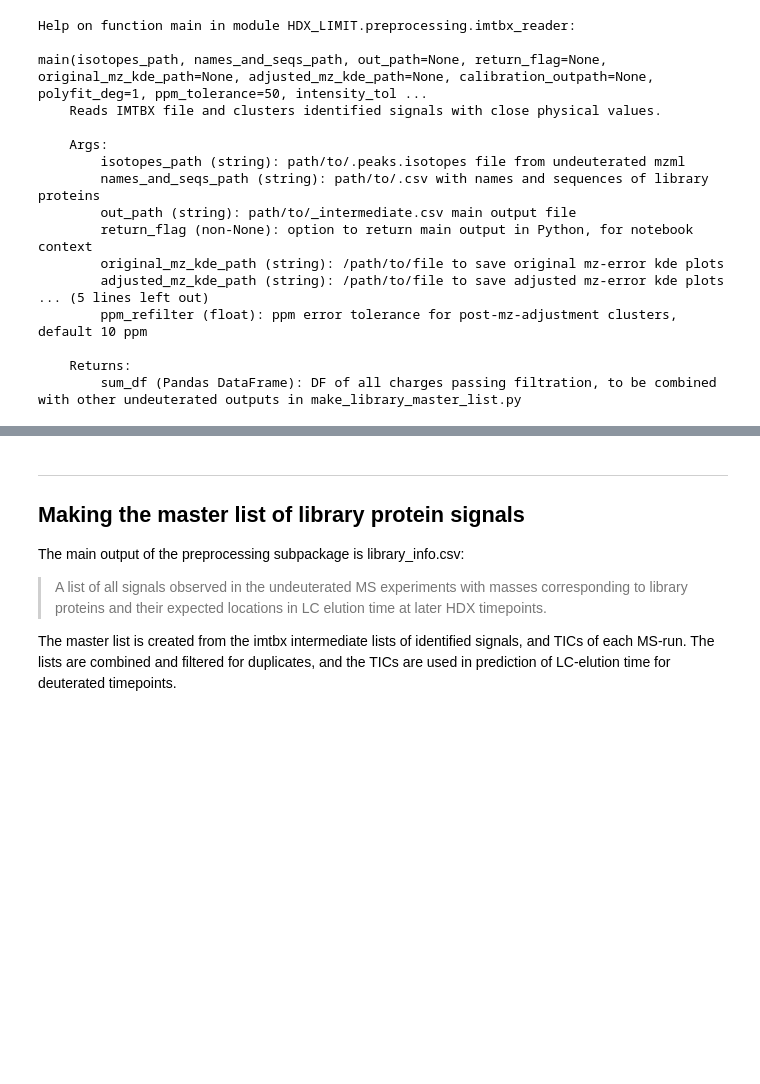
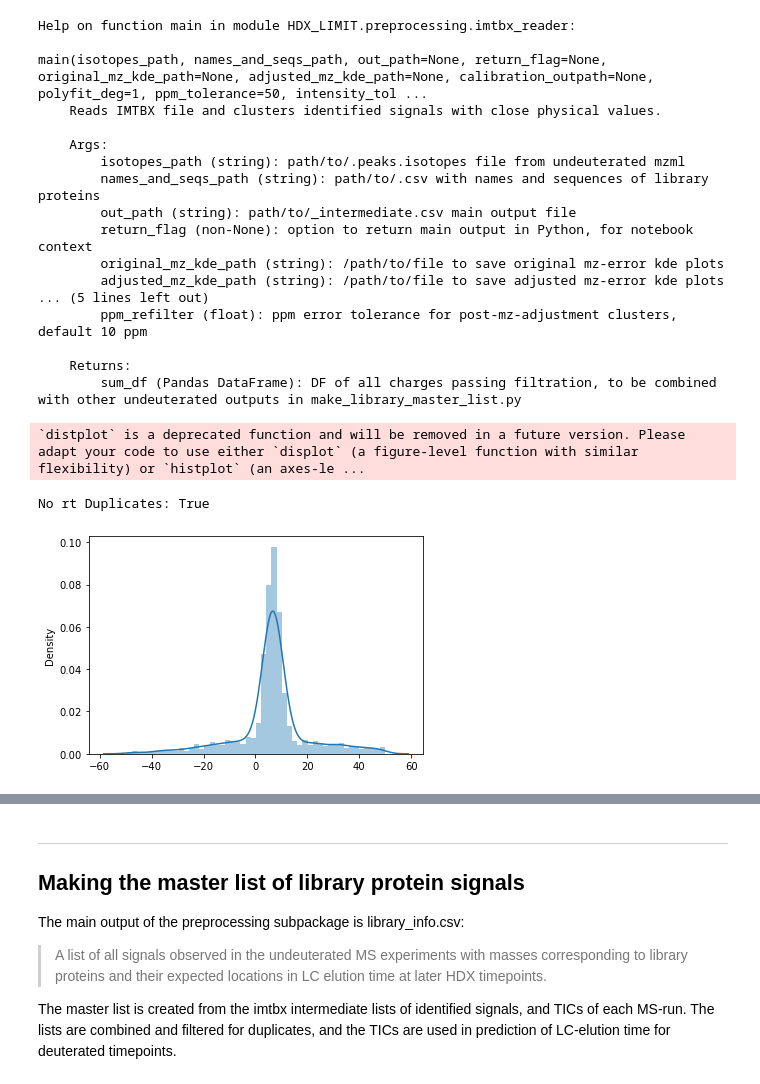
Before and after one commit to Rocklin-Lab/mhdx_pipeline, a Jupyter notebook: notebooks/1_preprocessing.ipynb, the cells around one changed output, grey strips where cells are left out. Saved outputs shown, nothing was run; the diff lists cells and outputs as text; code cells hidden in the pictures; blank space fills up the shorter version.

```diff
--- a/notebooks/1_preprocessing.ipynb
+++ b/notebooks/1_preprocessing.ipynb
@@ -116,11 +117,15 @@ main(isotopes_path, names_and_seqs_path, out_path=None, return_flag=None, origin
     Returns:
         sum_df (Pandas DataFrame): DF of all charges passing filtration, to be combined with other undeuterated outputs in make_library_master_list.py
 # %%
-# Generate an imtbx intermediate file for an undeuterated timepoint if it's not already present.
+# Generate the 0th undeuterated imtbx intermediate file if it's not already present.
 if "../resources/imtbx/180604_Mix2_MES_nonlin_UN.mzML_intermediate.csv" not in glob.glob("../resources/imtbx/*.csv"):
-    imtbx_intermediate_UN = imtbx_reader("../resources/isotopes/180604_Mix2_MES_nonlin_UN.mzML.peaks.isotopes", "../resources/library_info/new_HX_order.csv", out_path="../resources/isotopes/180604_Mix2_MES_nonlin_UN.mzML_intermediate.csv", return_flag=True)
+    imtbx_intermediate_UN = pd.DataFrame.from_dict(imtbx_reader("../resources/isotopes/180604_Mix2_MES_nonlin_UN.mzML.peaks.isotopes", "../resources/library_info/new_HX_order.csv", out_path="../resources/imtbx/180604_Mix2_MES_nonlin_UN.mzML_intermediate.csv", return_flag=True))
 else:
     imtbx_intermediate_UN = pd.read_csv("../resources/imtbx/180604_Mix2_MES_nonlin_UN.mzML_intermediate.csv")
+# %% [output]
+`distplot` is a deprecated function and will be removed in a future version. Please adapt your code to use either `displot` (a figure-level function with similar flexibility) or `histplot` (an axes-le ...
+No rt Duplicates: True
+[figure, added]
 # %%
 imtbx_intermediate_UN
 # %% [output]
```
Also changed, not shown: parts of 4 cells of this notebook, 19 other files.
